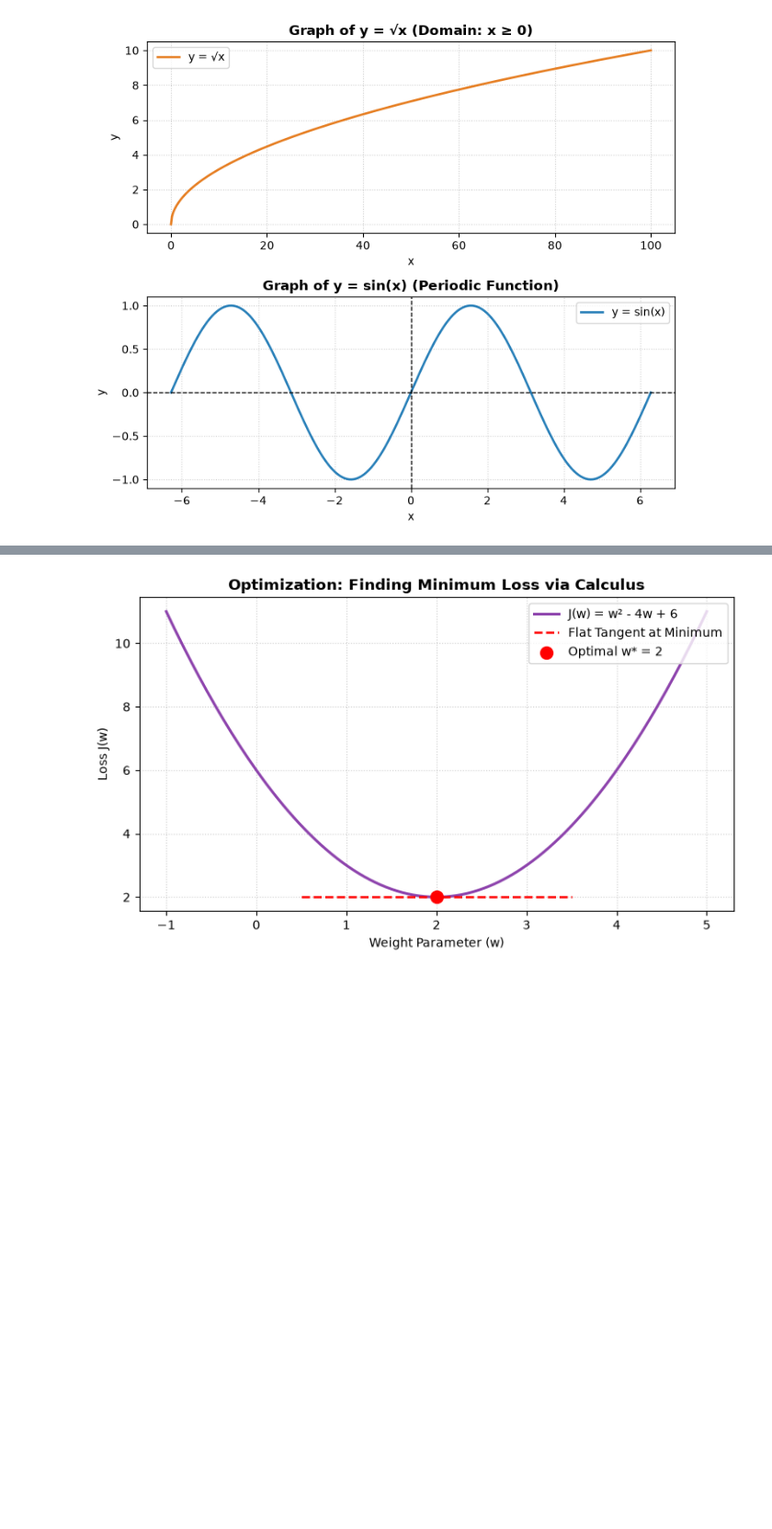
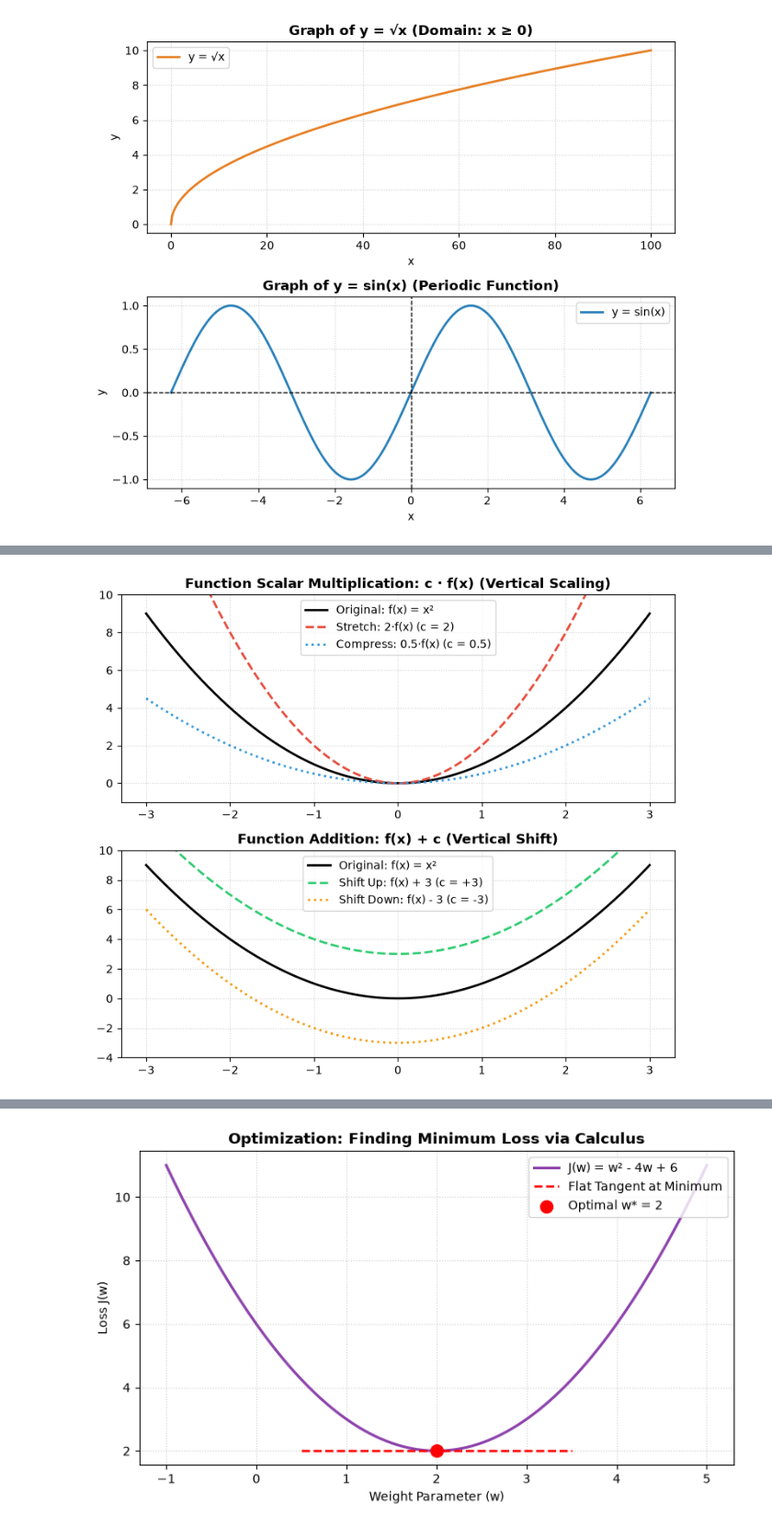
Before and after one commit to SobanAhmad-28/Ai_Ml_Learning, a Jupyter notebook: notebooks/maths_for_machine_learning/lec_3_calculus_and_optimization.ipynb, the cells around one changed output, grey strips where cells are left out. Shown at 92% size. Saved outputs shown, nothing was run; the diff lists cells and outputs as text; code cells hidden in the pictures; blank space fills up the shorter version.

Commit message:
Add Function Scalar and Input Scalar Transformations with deep learning intuition to Calculus notebook

```diff
--- a/notebooks/maths_for_machine_learning/lec_3_calculus_and_optimization.ipynb
+++ b/notebooks/maths_for_machine_learning/lec_3_calculus_and_optimization.ipynb
@@ -107,0 +130,32 @@ plt.show()
+# %%
+# Visualizing Function Scalar Multiplication & Addition: c * f(x) and f(x) + c
+import numpy as np
+import matplotlib.pyplot as plt
+
+x = np.linspace(-3, 3, 300)
+f_x = x**2  # Base function: f(x) = x^2
+
+fig, axes = plt.subplots(2, 1, figsize=(7.5, 6.5), dpi=100)
+
+# 1. Scalar Multiplication: c * f(x)
+axes[0].plot(x, f_x, color='black', linewidth=2, label='Original: f(x) = x²')
+axes[0].plot(x, 2 * f_x, color='#e74c3c', linestyle='--', linewidth=2, label='Stretch: 2·f(x) (c = 2)')
+axes[0].plot(x, 0.5 * f_x, color='#3498db', linestyle=':', linewidth=2, label='Compress: 0.5·f(x) (c = 0.5)')
+axes[0].set_title('Function Scalar Multiplication: c · f(x) (Vertical Scaling)', fontweight='bold')
+axes[0].set_ylim(-1, 10)
+axes[0].grid(True, linestyle=':', alpha=0.6)
+axes[0].legend()
+
+# 2. Function Addition: f(x) + c
+axes[1].plot(x, f_x, color='black', linewidth=2, label='Original: f(x) = x²')
+axes[1].plot(x, f_x + 3, color='#2ecc71', linestyle='--', linewidth=2, label='Shift Up: f(x) + 3 (c = +3)')
+axes[1].plot(x, f_x - 3, color='#f39c12', linestyle=':', linewidth=2, label='Shift Down: f(x) - 3 (c = -3)')
+axes[1].set_title('Function Addition: f(x) + c (Vertical Shift)', fontweight='bold')
+axes[1].set_ylim(-4, 10)
+axes[1].grid(True, linestyle=':', alpha=0.6)
+axes[1].legend()
+
+plt.tight_layout()
+plt.show()
+# %% [output]
+[figure, added]
```
Also changed, not shown: parts of 9 cells of this notebook.
